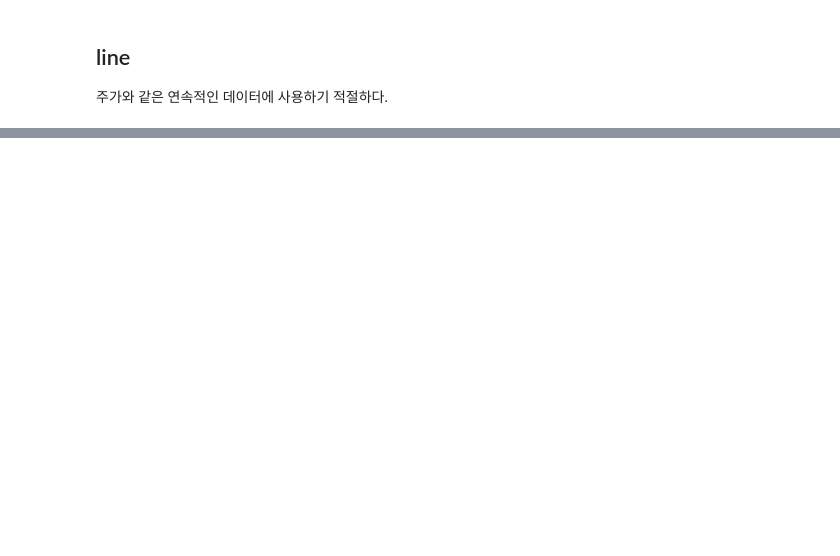
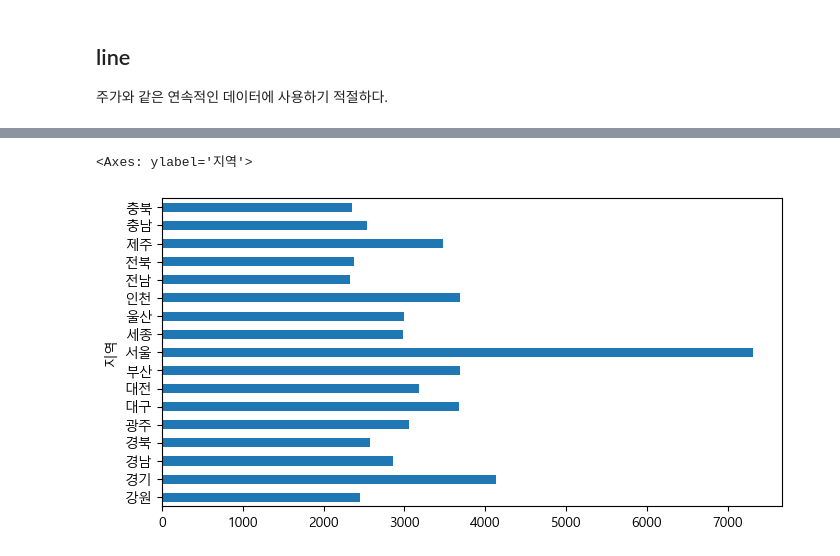
Before and after one commit to KIM-YONG-HA/PYTHON101, a Jupyter notebook: pandas_note/08_DataFrame을 활용한 시각화/d250114_01_dataset.ipynb, the cells around one changed output, grey strips where cells are left out. Saved outputs shown, nothing was run; the diff lists cells and outputs as text; code cells hidden in the pictures; blank space fills up the shorter version.

```diff
--- a/pandas_note/08_DataFrame을 활용한 시각화/d250114_01_dataset.ipynb
+++ b/pandas_note/08_DataFrame을 활용한 시각화/d250114_01_dataset.ipynb
@@ -54,0 +278,5 @@ df['분양가'].plot(kind='line')
+# %%
+df.groupby('지역')['분양가'].mean().plot(kind='barh')
+# %% [output]
+<Axes: ylabel='지역'>
+[figure, added]
```
Also changed, not shown: parts of 29 cells of this notebook, 7 other files.
